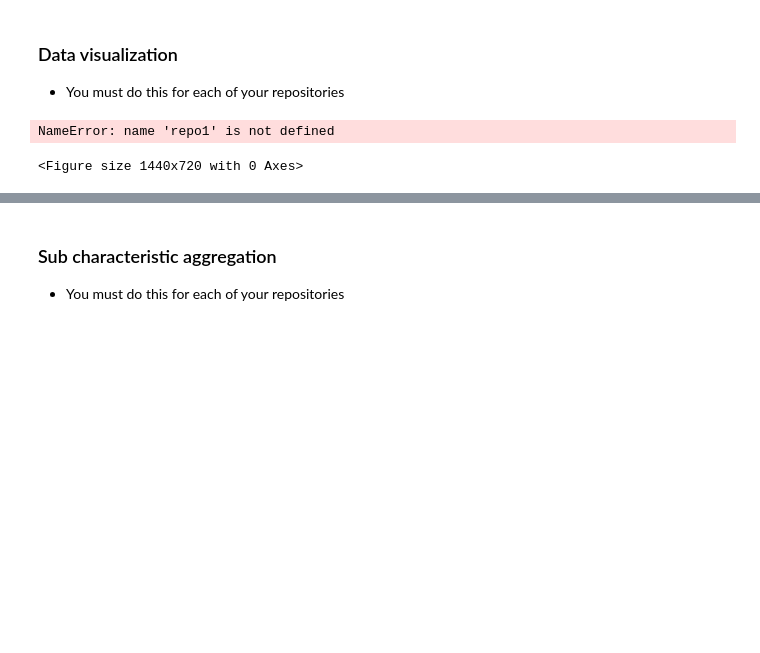
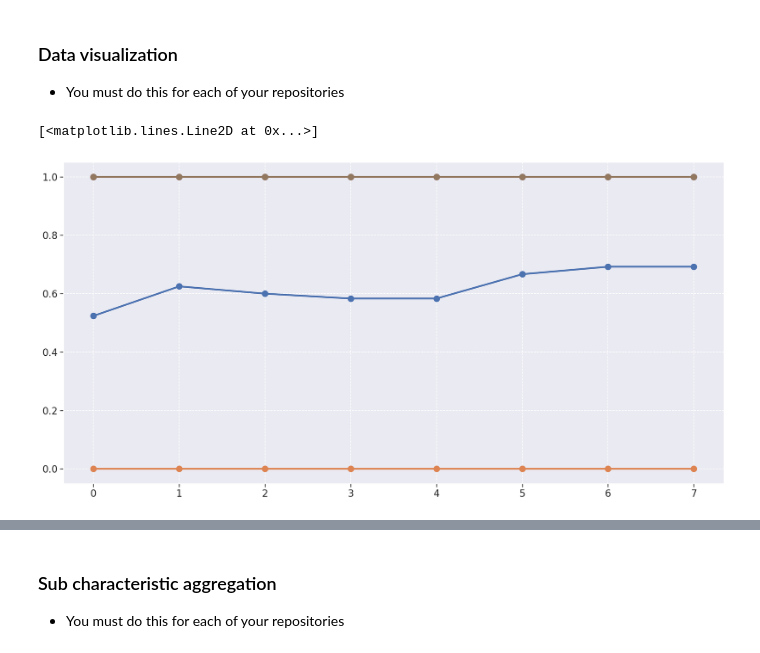
Before and after one commit to fga-eps-mds/2021.1-Cartografia-social-docs, a Jupyter notebook: analytics-raw-data/analytics1.ipynb, the cells around one changed output, grey strips where cells are left out. Saved outputs shown, nothing was run; the diff lists cells and outputs as text; code cells hidden in the pictures; blank space fills up the shorter version.

```diff
--- a/analytics-raw-data/analytics1.ipynb
+++ b/analytics-raw-data/analytics1.ipynb
@@ -227,0 +218,4 @@ file_component_df.head(10)
+# %%
+#print(file_component_df['version'])
+file_component_df = file_component_df.sort_values(by='version')
+#print(file_component_df)
@@ -281,6 +294,13 @@ def m3(df):
     duplication = len(df[(df['duplicated_lines_density'].astype(float) < 5)])/len(df)
 
     return duplication
+# %%
+def _ncloc(df):
+    ncloc = 0
+    for each in df['ncloc']:
+        ncloc += int(each)
+
+    return ncloc
 # %% [markdown]
 # Quality Aspect - Reliability
 ## Factor - Testing Status
@@ -351,7 +371,8 @@ def create_metrics_df(df):
                                'm6': m3_list,
                                'repository': repository_list,
                                'version': version_list,
-                               'ncloc': ncloc_list})
+                               'ncloc': ncloc_list
+                              })
 
     return metrics_df
 # %%
@@ -368,10 +389,11 @@ dict_keys(['2021.1-Cartografia-social-api-comunidades', '2021.1-Cartografia-soci
 # %%
 api_comunidades_metrics = create_metrics_df(api_comunidades_df)
-api_gateway_metrics = create_metrics_df(api_gateway_df)
-api_mapas_metrics = create_metrics_df(api_mapas_df)
-api_midia_metrics = create_metrics_df(api_midia_df)
-api_users_metrics = create_metrics_df(api_users_df)
-front_metrics = create_metrics_df(front_df)
+...
+#api_gateway_metrics = create_metrics_df(api_gateway_df)
+#api_mapas_metrics = create_metrics_df(api_mapas_df)
+#api_midia_metrics = create_metrics_df(api_midia_df)
+#api_users_metrics = create_metrics_df(api_users_df)
+#front_metrics = create_metrics_df(front_df)
 # %%
 all_metrics = pd.concat([api_comunidades_metrics, api_gateway_metrics, api_mapas_metrics, api_midia_metrics, api_users_metrics, front_metrics], ignore_index=True)
 # %% [markdown]
@@ -381,12 +403,12 @@ all_metrics = pd.concat([api_comunidades_metrics, api_gateway_metrics, api_mapas
 # %%
 fig = plt.figure(figsize=(20, 10))
 
-plt.plot(repo1['m1'], linewidth=3, marker='o', markersize=10)
-plt.plot(repo1['m2'], linewidth=3, marker='o', markersize=10)
-plt.plot(repo1['m3'], linewidth=3, marker='o', markersize=10)
-plt.plot(repo1['m4'], linewidth=3, marker='o', markersize=10)
-plt.plot(repo1['m5'], linewidth=3, marker='o', markersize=10)
-plt.plot(repo1['m6'], linewidth=3, marker='o', markersize=10)
+plt.plot(api_comunidades_metrics['m1'], linewidth=3, marker='o', markersize=10)
+plt.plot(api_comunidades_metrics['m2'], linewidth=3, marker='o', markersize=10)
+plt.plot(api_comunidades_metrics['m3'], linewidth=3, marker='o', markersize=10)
+plt.plot(api_comunidades_metrics['m4'], linewidth=3, marker='o', markersize=10)
+plt.plot(api_comunidades_metrics['m5'], linewidth=3, marker='o', markersize=10)
+plt.plot(api_comunidades_metrics['m6'], linewidth=3, marker='o', markersize=10)
 # %% [output]
-NameError: name 'repo1' is not defined
+[<matplotlib.lines.Line2D at 0x...>]
-<Figure size 1440x720 with 0 Axes>
+[figure, added]
```
Also changed, not shown: parts of 16 cells of this notebook, 10 other files.
